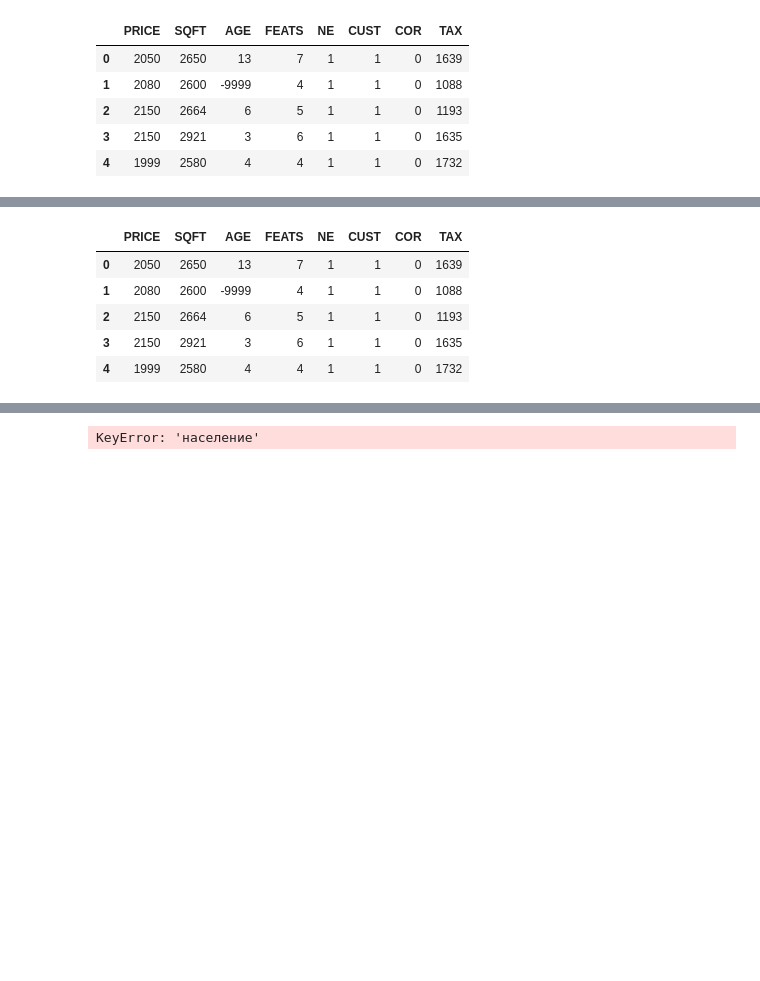
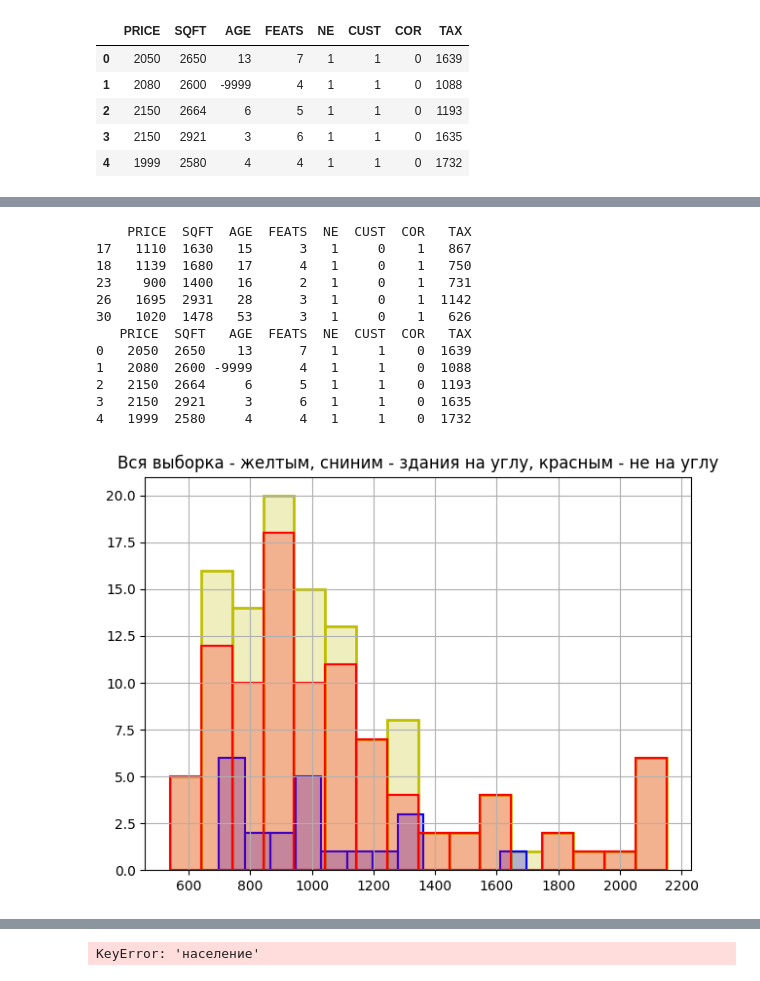
Before and after one commit to EugeneTheWatchman/applied-data-analysis-methods, a Jupyter notebook: z5/hypothesis-testing-part-2.ipynb, the cells around one changed output, grey strips where cells are left out. Cells and saved outputs as stored; diff of their text form; code cells hidden in the pictures; blank space fills up the shorter version.

```diff
--- a/z5/hypothesis-testing-part-2.ipynb
+++ b/z5/hypothesis-testing-part-2.ipynb
@@ -19,12 +31,41 @@ data.head()
 mask = data['COR'] == 1
 corner_houses = data[mask]
 uncorner_houses = data[mask == False]
-corner_houses.head()
-uncorner_houses.head()
+print(corner_houses.head())
+print(uncorner_houses.head())
 # %% [output]
-|  | PRICE | SQFT | AGE | FEATS | NE | CUST | COR | TAX |
-| 0 | 2050 | 2650 | 13 | 7 | 1 | 1 | 0 | 1639 |
-| 1 | 2080 | 2600 | -9999 | 4 | 1 | 1 | 0 | 1088 |
-| 2 | 2150 | 2664 | 6 | 5 | 1 | 1 | 0 | 1193 |
-| 3 | 2150 | 2921 | 3 | 6 | 1 | 1 | 0 | 1635 |
-| 4 | 1999 | 2580 | 4 | 4 | 1 | 1 | 0 | 1732 |
+    PRICE  SQFT  AGE  FEATS  NE  CUST  COR   TAX
+17   1110  1630   15      3   1     0    1   867
+18   1139  1680   17      4   1     0    1   750
+23    900  1400   16      2   1     0    1   731
+26   1695  2931   28      3   1     0    1  1142
+30   1020  1478   53      3   1     0    1   626
+   PRICE  SQFT   AGE  FEATS  NE  CUST  COR   TAX
+0   2050  2650    13      7   1     1    0  1639
+1   2080  2600 -9999      4   1     1    0  1088
+2   2150  2664     6      5   1     1    0  1193
+3   2150  2921     3      6   1     1    0  1635
+4   1999  2580     4      4   1     1    0  1732
+# %%
+fig = plt.figure(tight_layout=True)
+ax = fig.add_subplot()
+# all
+numberOfBins = int(1 + np.ceil(3.322 * np.log10(len(data['PRICE'])))) * 2
+counts, bins = np.histogram(data['PRICE'], numberOfBins)
+ax.hist(bins[:-1], bins, weights=counts, color='y', alpha=0.25, linewidth=0)
+ax.grid()
+ax.hist(bins[:-1], bins, weights=counts, facecolor='None', edgecolor='y', linewidth=2, alpha=1)
+# corner_houses
+numberOfBins = int(1 + np.ceil(3.322 * np.log10(len(corner_houses['PRICE'])))) * 2
+counts, bins = np.histogram(corner_houses['PRICE'], numberOfBins)
+ax.hist(bins[:-1], bins, weights=counts, color='b', alpha=0.25, linewidth=0)
+ax.hist(bins[:-1], bins, weights=counts, facecolor='None', edgecolor='b', linewidth=1.5, alpha=1)
+# uncorner_houses
+numberOfBins = int(1 + np.ceil(3.322 * np.log10(len(uncorner_houses['PRICE'])))) * 2
+counts, bins = np.histogram(uncorner_houses['PRICE'], numberOfBins)
+ax.hist(bins[:-1], bins, weights=counts, color='r', alpha=0.25, linewidth=0)
+ax.hist(bins[:-1], bins, weights=counts, facecolor='None', edgecolor='r', linewidth=1.5, alpha=1)
+plt.title('Вся выборка - желтым, сниним - здания на углу, красным - не на углу')
+plt.show()
+# %% [output]
+[figure, added]
```
Also changed, not shown: parts of 3 cells of this notebook.
